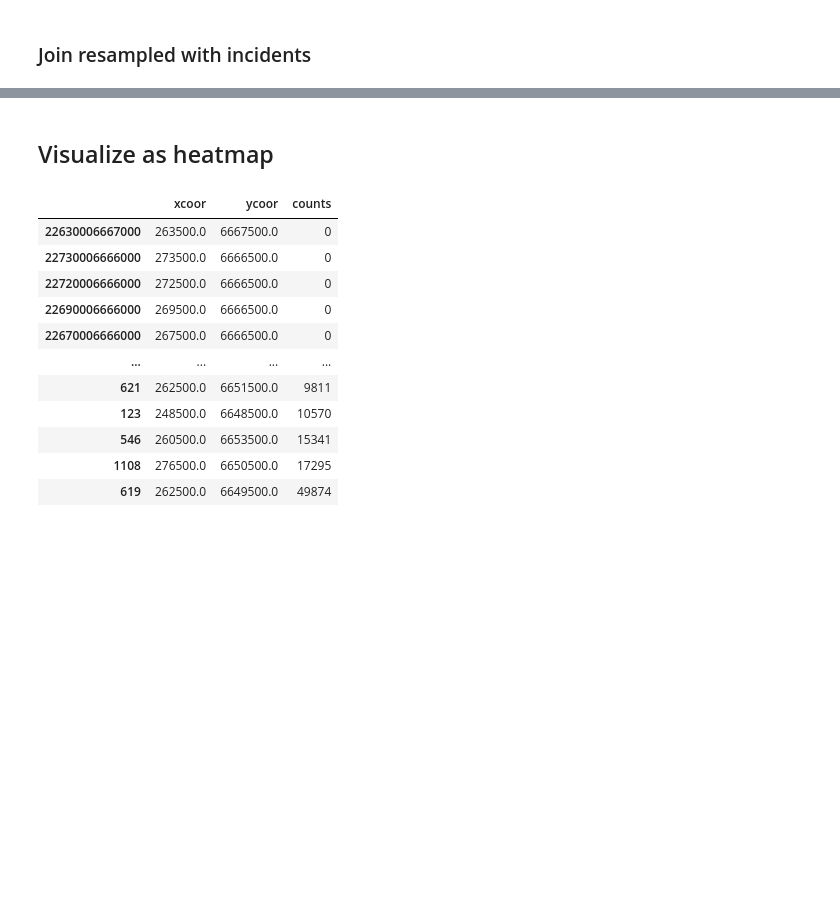
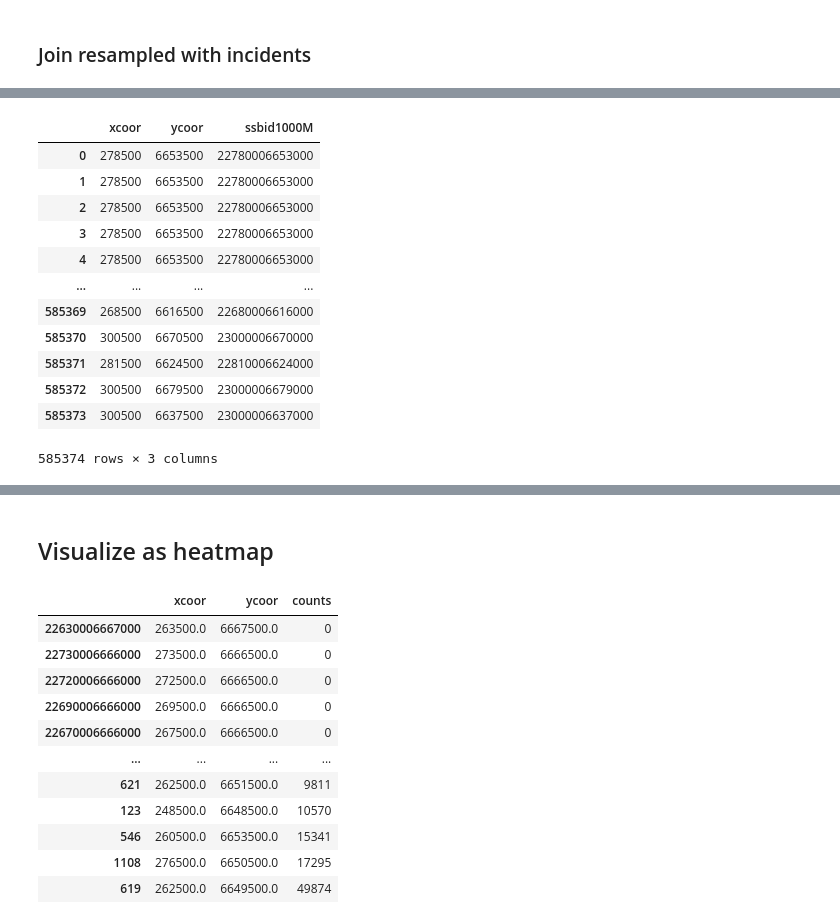
Before and after one commit to Magssch/gecco-2023-ambulance-allocation, a Jupyter notebook: scripts/notebooks/nicklas_spacial.ipynb, the cells around one changed output, grey strips where cells are left out. Cells and saved outputs as stored; diff of their text form; code cells hidden in the pictures; blank space fills up the shorter version.

```diff
--- a/scripts/notebooks/nicklas_spacial.ipynb
+++ b/scripts/notebooks/nicklas_spacial.ipynb
@@ -174,0 +228,18 @@ ValueError: operands could not be broadcast together with shapes (2606,) (2490,)
+# %%
+resampled_spacial = pd.merge(resampled, spacial_lookup, on='ssbid1000M')
+resampled_spacial = resampled_spacial[spacial.columns]
+resampled_spacial
+# %% [output]
+|  | xcoor | ycoor | ssbid1000M |
+| 0 | 278500 | 6653500 | 22780006653000 |
+| 1 | 278500 | 6653500 | 22780006653000 |
+| 2 | 278500 | 6653500 | 22780006653000 |
+| 3 | 278500 | 6653500 | 22780006653000 |
+| 4 | 278500 | 6653500 | 22780006653000 |
+| ... | ... | ... | ... |
+| 585369 | 268500 | 6616500 | 22680006616000 |
+| 585370 | 300500 | 6670500 | 23000006670000 |
+| 585371 | 281500 | 6624500 | 22810006624000 |
+| 585372 | 300500 | 6679500 | 23000006679000 |
+| 585373 | 300500 | 6637500 | 23000006637000 |
+585374 rows × 3 columns
```
Also changed, not shown: parts of 11 cells of this notebook.
